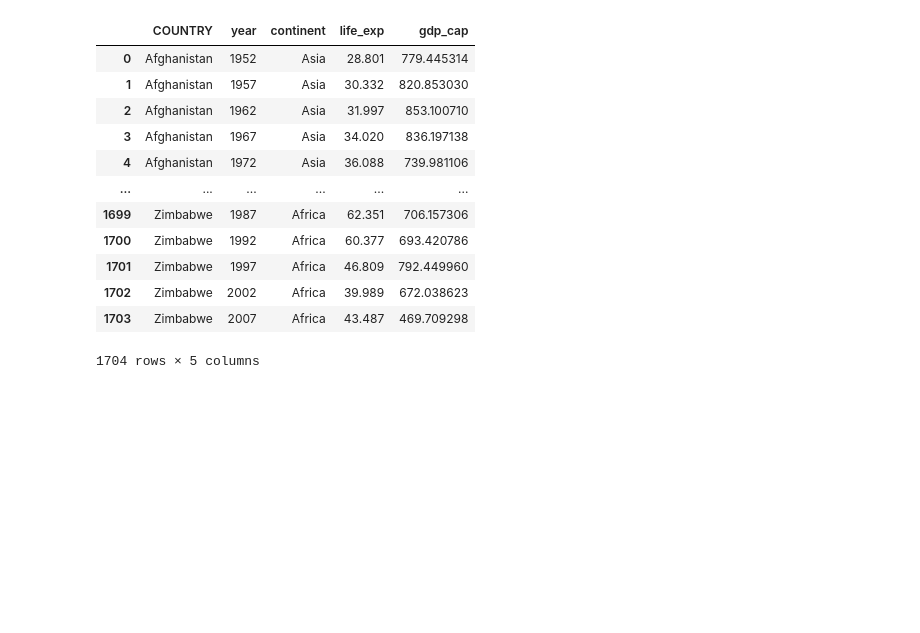
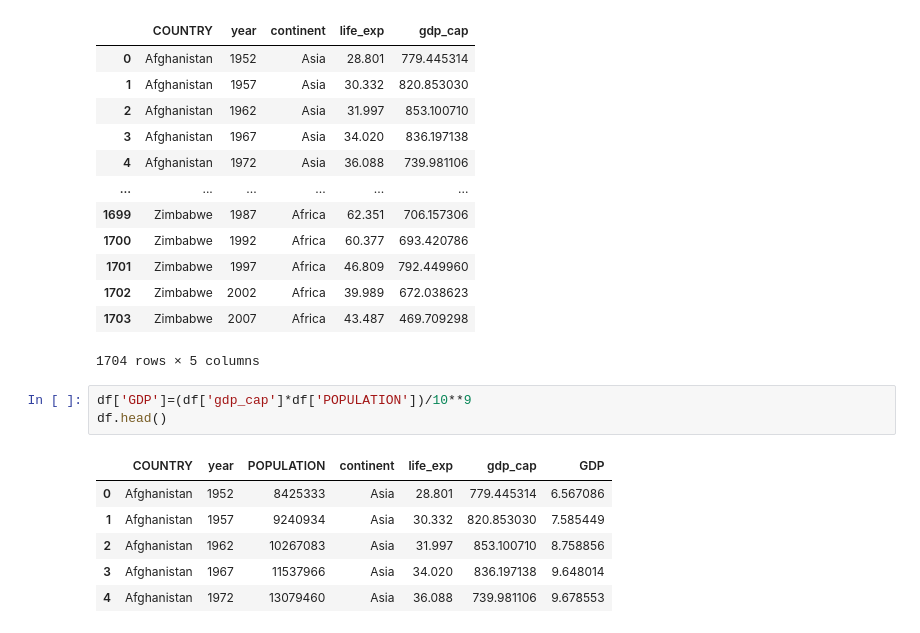
Before and after one commit to Blaze2020/Pandas, a Jupyter notebook: Pandas_01.ipynb, the cells around one changed output. Drawn from its saved outputs; the diff is of its cells as text; blank space fills up the shorter version.

```diff
--- a/Pandas_01.ipynb
+++ b/Pandas_01.ipynb
@@ -263,3 +263,13 @@ df.drop(columns=['POPULATION'])
 | 1702 | Zimbabwe | 2002 | Africa | 39.989 | 672.038623 |
 | 1703 | Zimbabwe | 2007 | Africa | 43.487 | 469.709298 |
 1704 rows × 5 columns
+# %%
+df['GDP']=(df['gdp_cap']*df['POPULATION'])/10**9
+df.head()
+# %% [output]
+|  | COUNTRY | year | POPULATION | continent | life_exp | gdp_cap | GDP |
+| 0 | Afghanistan | 1952 | 8425333 | Asia | 28.801 | 779.445314 | 6.567086 |
+| 1 | Afghanistan | 1957 | 9240934 | Asia | 30.332 | 820.853030 | 7.585449 |
+| 2 | Afghanistan | 1962 | 10267083 | Asia | 31.997 | 853.100710 | 8.758856 |
+| 3 | Afghanistan | 1967 | 11537966 | Asia | 34.020 | 836.197138 | 9.648014 |
+| 4 | Afghanistan | 1972 | 13079460 | Asia | 36.088 | 739.981106 | 9.678553 |
```
Also changed, not shown: parts of 16 cells of this notebook.
